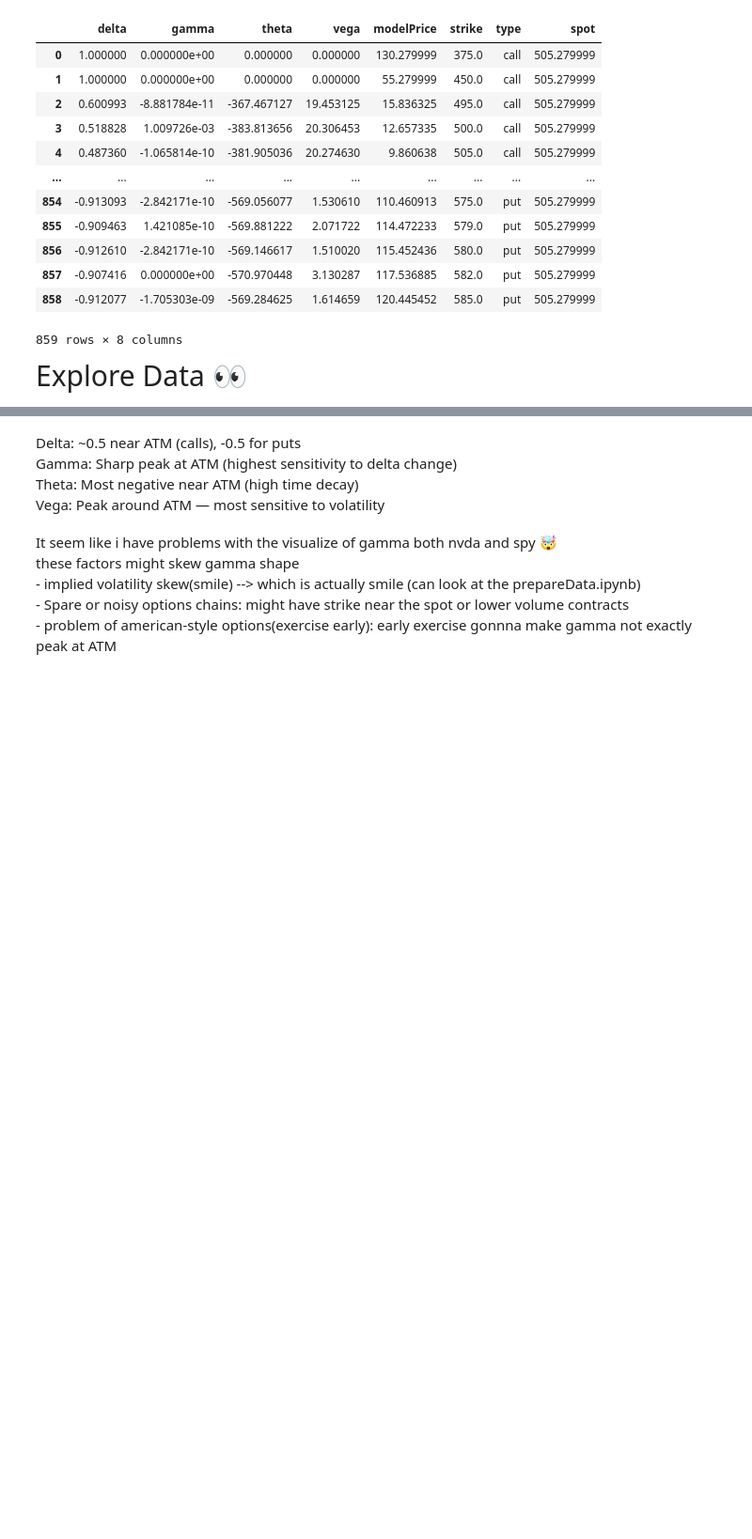
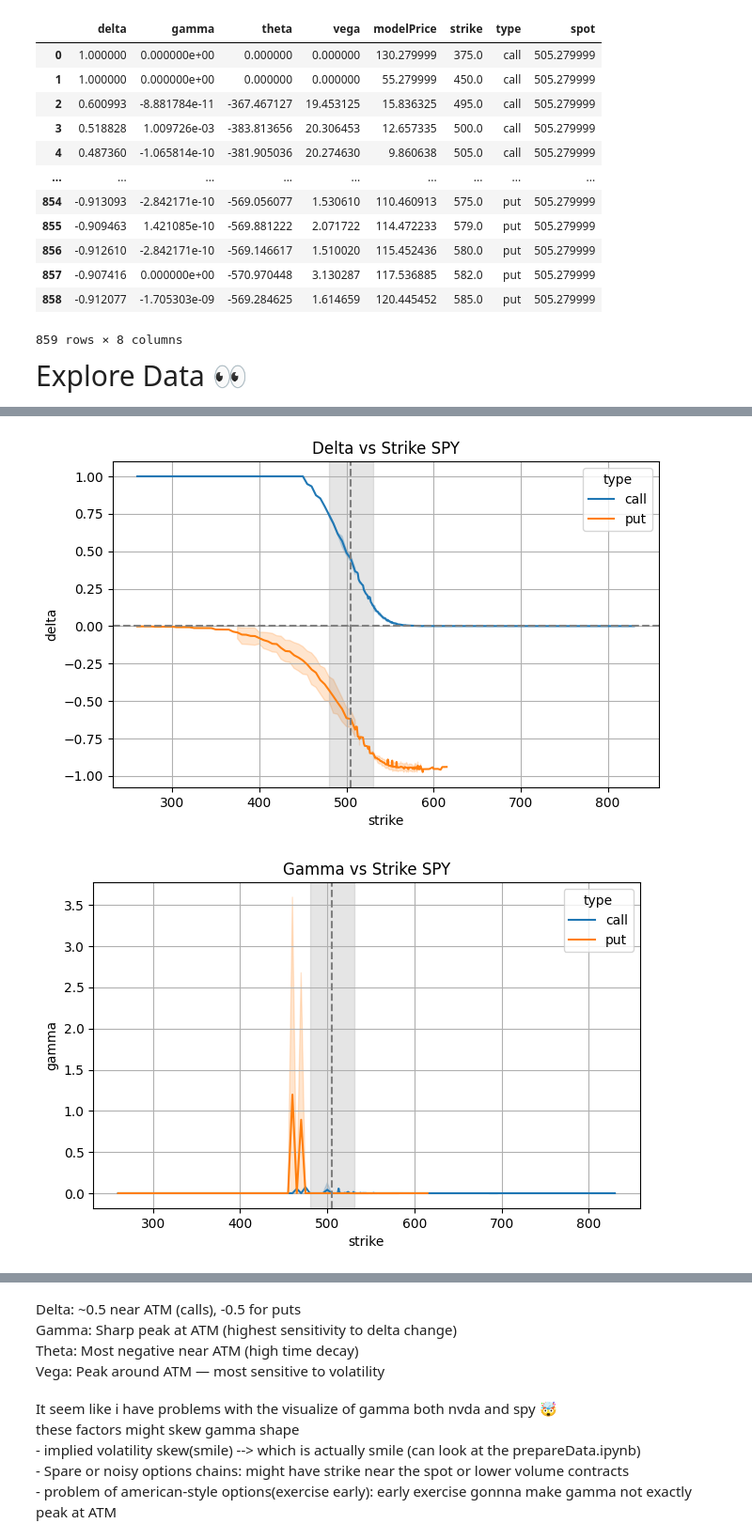
Before and after one commit to Pitchaya-Teeraruttakul/Option-Pricing-and-Risk-Analysis, a Jupyter notebook: notebooks/exploreTheGreeks.ipynb, the cells around one changed output, grey strips where cells are left out. Shown at 94% size. Cells and saved outputs as stored; diff of their text form; code cells hidden in the pictures; blank space fills up the shorter version.

```diff
--- a/notebooks/exploreTheGreeks.ipynb
+++ b/notebooks/exploreTheGreeks.ipynb
@@ -188,0 +126,5 @@ plt.show()
+# %%
+plotTheGreeks(dfspy, "SPY")
+# %% [output]
+[figure, added]
+[figure, added]
```
Also changed, not shown: parts of 18 cells of this notebook, 4 other files.
